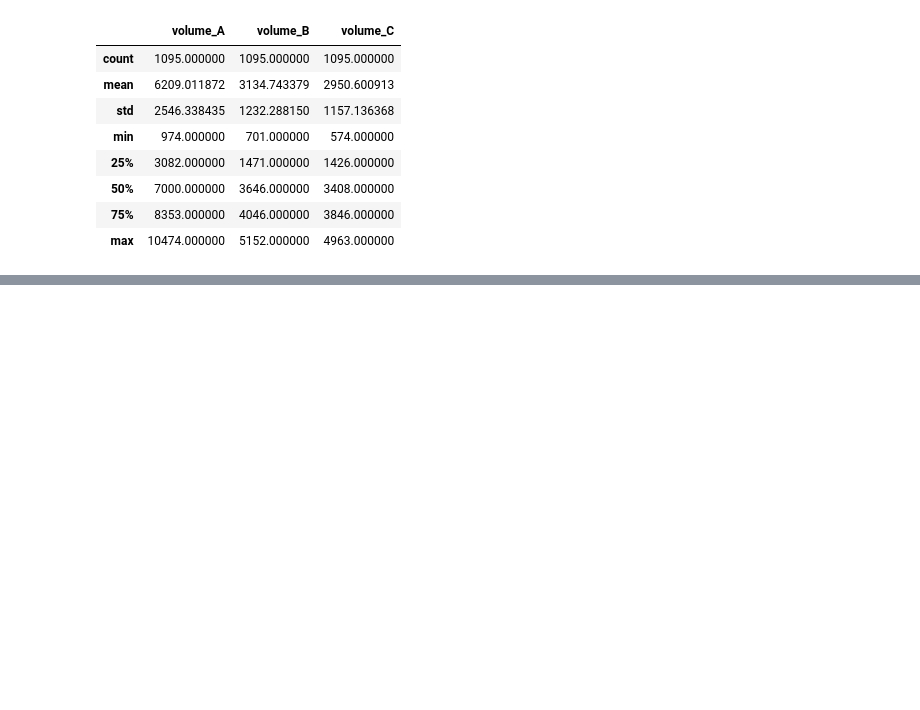
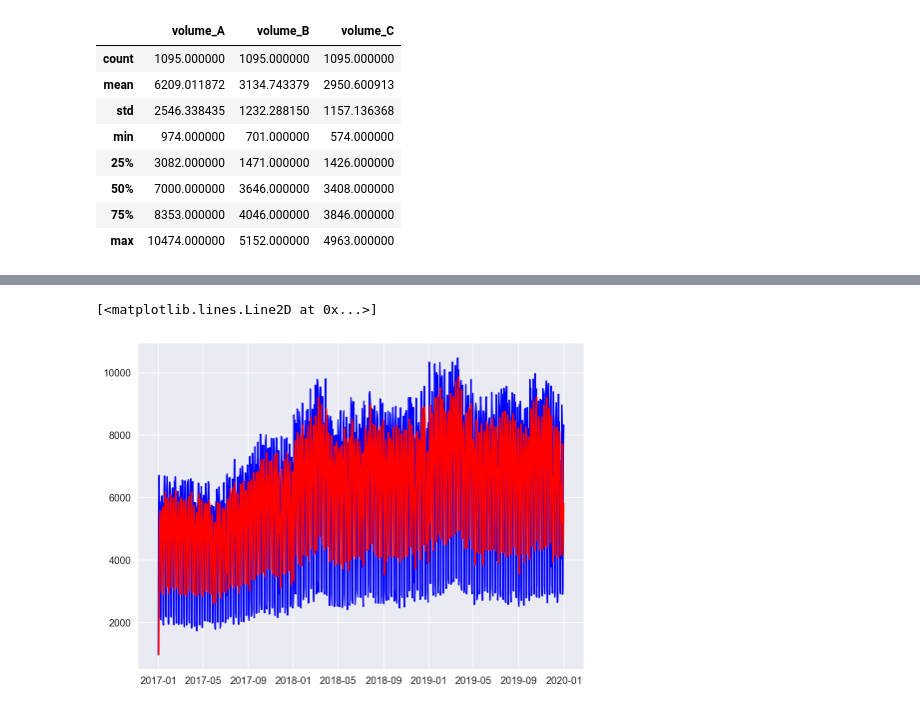
Before and after one commit to empyriumz/CoverMyMeds_TimeSeries, a Jupyter notebook: development.ipynb, the cells around one changed output, grey strips where cells are left out. Saved outputs shown, nothing was run; the diff lists cells and outputs as text; code cells hidden in the pictures; blank space fills up the shorter version.

```diff
--- a/development.ipynb
+++ b/development.ipynb
@@ -121,0 +108,6 @@ df[['volume_A','volume_B', 'volume_C']].describe()
+# %%
+# Import the SimpleExpSmoothing object
+from statsmodels.tsa.api import SimpleExpSmoothing
+ses = SimpleExpSmoothing(df_new['volume_A'])
+# %%
+fit = ses.fit(smoothing_level=0.5, optimized=False)
@@ -121,0 +125,13 @@ df[['volume_A','volume_B', 'volume_C']].describe()
+# %%
+plt.figure(figsize=(8,6))
+
+# plot the training data
+plt.plot(df_new.index, df_new['volume_A'],'b',
+            label = "Training Data")
+
+# plot the fit
+plt.plot(df_new.index, fit.fittedvalues,'r-',
+            label = "Fitted Values")
+# %% [output]
+[<matplotlib.lines.Line2D at 0x...>]
+[figure, added]
```
Also changed, not shown: parts of 9 cells of this notebook, 2 other files.
